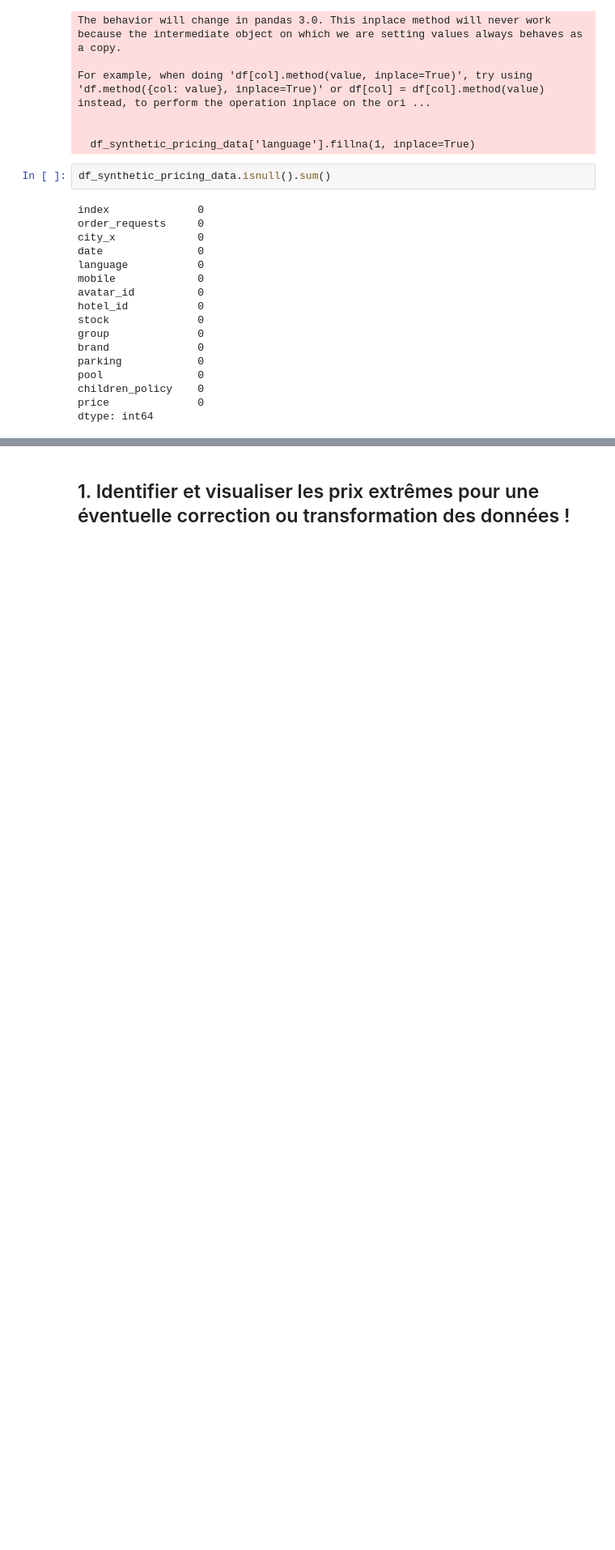
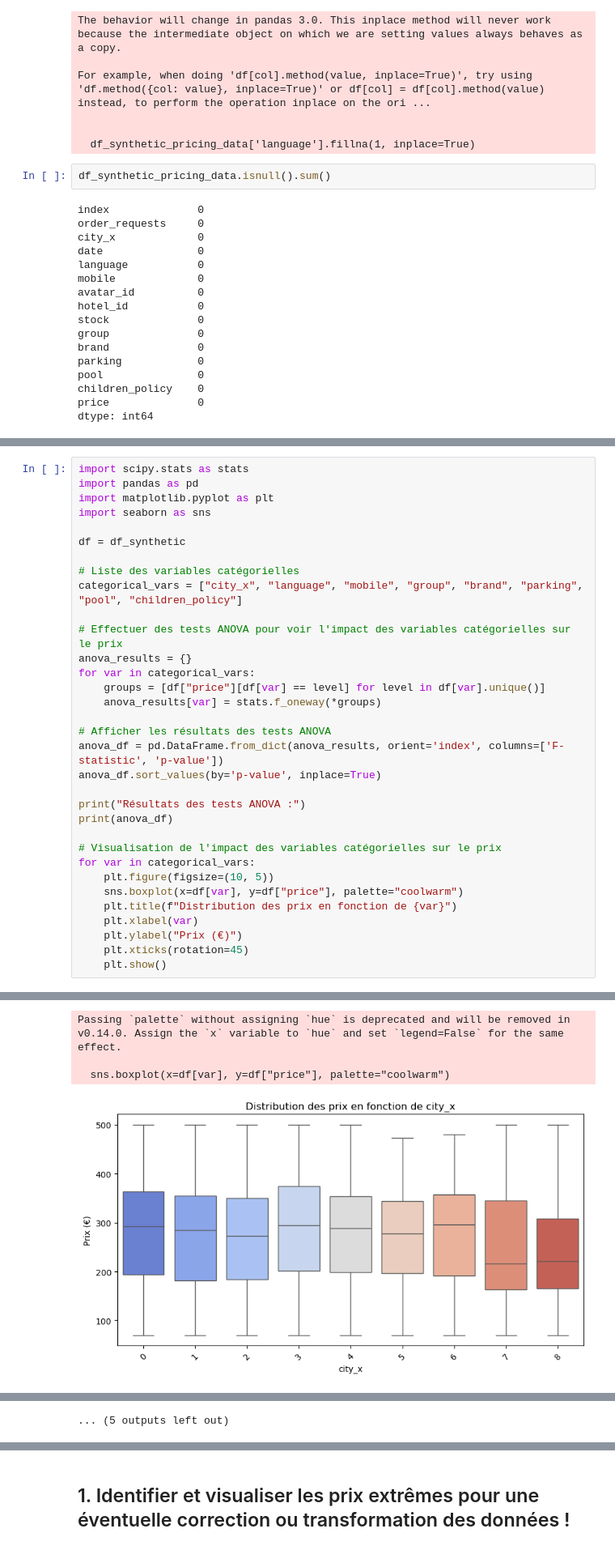
Before and after one commit to Ousmane-BA100/hotel_price_prediction, a Jupyter notebook: Modelisation/model.ipynb, the cells around one changed output, grey strips where cells are left out. Shown at 81% size. Cells and saved outputs as stored; diff of their text form; blank space fills up the shorter version.

```diff
--- a/Modelisation/model.ipynb
+++ b/Modelisation/model.ipynb
@@ -98,0 +110,34 @@ dtype: int64
+# %%
+import scipy.stats as stats
+import pandas as pd
+import matplotlib.pyplot as plt
+import seaborn as sns
+
+df = df_synthetic
+
+# Liste des variables catégorielles
+categorical_vars = ["city_x", "language", "mobile", "group", "brand", "parking", "pool", "children_policy"]
+
+# Effectuer des tests ANOVA pour voir l'impact des variables catégorielles sur le prix
+anova_results = {}
+for var in categorical_vars:
+    groups = [df["price"][df[var] == level] for level in df[var].unique()]
+    anova_results[var] = stats.f_oneway(*groups)
+
+# Afficher les résultats des tests ANOVA
+anova_df = pd.DataFrame.from_dict(anova_results, orient='index', columns=['F-statistic', 'p-value'])
+anova_df.sort_values(by='p-value', inplace=True)
+
+print("Résultats des tests ANOVA :")
+print(anova_df)
+
+# Visualisation de l'impact des variables catégorielles sur le prix
+for var in categorical_vars:
+    plt.figure(figsize=(10, 5))
+    sns.boxplot(x=df[var], y=df["price"], palette="coolwarm")
+    plt.title(f"Distribution des prix en fonction de {var}")
+    plt.xlabel(var)
+    plt.ylabel("Prix (€)")
+    plt.xticks(rotation=45)
+    plt.show()
+# %% [output]
@@ -98,0 +154,4 @@ dtype: int64
+Passing `palette` without assigning `hue` is deprecated and will be removed in v0.14.0. Assign the `x` variable to `hue` and set `legend=False` for the same effect.
+
+  sns.boxplot(x=df[var], y=df["price"], palette="coolwarm")
+[figure, added]
@@ -98,0 +177 @@ dtype: int64
+... (5 outputs left out)
```
Also changed, not shown: parts of 16 cells of this notebook, 5 other files.
